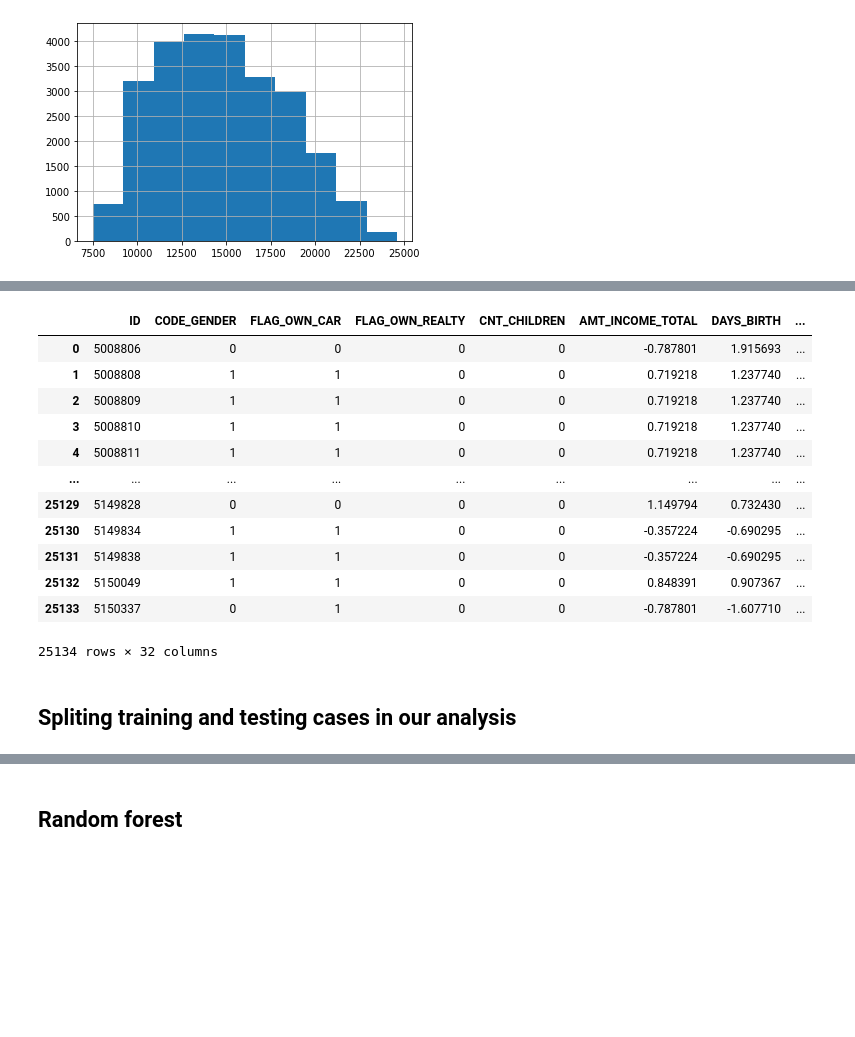
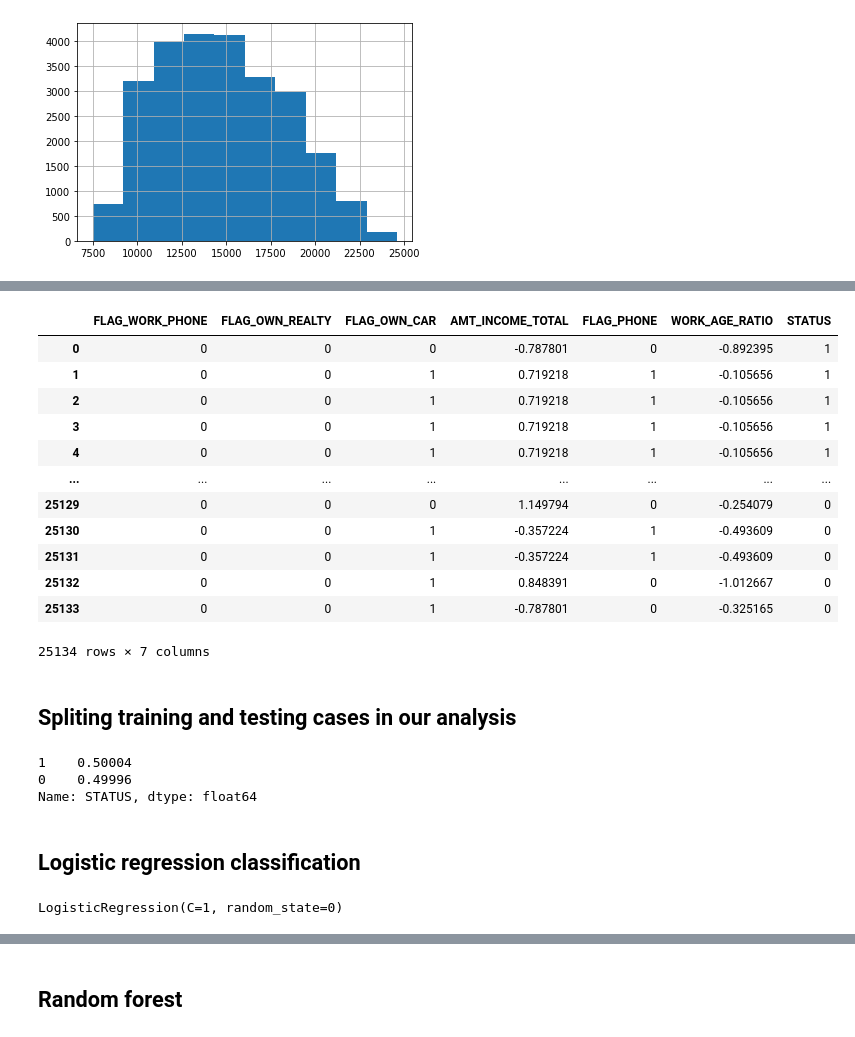
Before and after one commit to Stelvlen/MATH-509, a Jupyter notebook: STAT_509_Final_Project_edition_1.ipynb, the cells around one changed output, grey strips where cells are left out. Cells and saved outputs as stored; diff of their text form; code cells hidden in the pictures; blank space fills up the shorter version.

Commit message:
Using score system to identify good and bad customer, feature selection using absolute correlation, support vector machine to predict credit status for customers.

```diff
--- a/STAT_509_Final_Project_edition_1.ipynb
+++ b/STAT_509_Final_Project_edition_1.ipynb
@@ -93 +88,11 @@ data3[~index] = "bad"
+# %%
+data_weight = data_weight.fillna(0)
+SCORE = (5/6 * data_weight["0"] + 4/6 * data_weight["1"]
+    + 0.5 * data_weight["2"] + 2/6 * data_weight["3"] + 1/6 * data_weight["4"]
++ data_weight["C"] + data_weight["X"])
+
+SCORE.index = data_weight.index
+SCORE.name = "SCORE"
+SCORE
+data3 = data3.merge(SCORE, on ='ID')
 # %%
@@ -111,3 +115,6 @@ data_clean
+# %%
+data_clean.loc[data_clean["SCORE"] >= data_clean['SCORE'].quantile(0.5), "STATUS"] = "good"
+data_clean.loc[data_clean["SCORE"] <  data_clean['SCORE'].quantile(0.5), "STATUS"] = "bad"
 # %%
 data_clean['STATUS'].value_counts(normalize=True)
 data_clean.reset_index(drop=True, inplace=True)
@@ -220,0 +218,2 @@ data_clean2=convert_dummy(data_clean,'OCCUPATION_TYPE')
+# %%
+data_clean['WORK_AGE_RATIO'] = data_clean['DAYS_EMPLOYED']/data_clean['DAYS_BIRTH']
@@ -221,21 +253,26 @@ data_clean2=convert_dummy(data_clean,'OCCUPATION_TYPE')
+# %%
+data_clean2=copy.deepcopy(data_clean)
+data_clean2 = data_clean2[['FLAG_WORK_PHONE', 'FLAG_OWN_REALTY', 'FLAG_OWN_CAR',
+                  'AMT_INCOME_TOTAL', 'FLAG_PHONE', 'WORK_AGE_RATIO',
+                  'STATUS']]
 # %%
-columns = ['AMT_INCOME_TOTAL', 'DAYS_BIRTH', 'DAYS_EMPLOYED']
+columns = ['AMT_INCOME_TOTAL', 'WORK_AGE_RATIO']
 data_clean2[columns] = (data_clean2[columns] - data_clean2[columns].mean())/data_clean2[columns].std()
 data_clean2
 # %% [output]
-|  | ID | CODE_GENDER | FLAG_OWN_CAR | FLAG_OWN_REALTY | CNT_CHILDREN | AMT_INCOME_TOTAL | DAYS_BIRTH | ... |
-| 0 | 5008806 | 0 | 0 | 0 | 0 | -0.787801 | 1.915693 | ... |
-| 1 | 5008808 | 1 | 1 | 0 | 0 | 0.719218 | 1.237740 | ... |
-| 2 | 5008809 | 1 | 1 | 0 | 0 | 0.719218 | 1.237740 | ... |
-| 3 | 5008810 | 1 | 1 | 0 | 0 | 0.719218 | 1.237740 | ... |
-| 4 | 5008811 | 1 | 1 | 0 | 0 | 0.719218 | 1.237740 | ... |
-| ... | ... | ... | ... | ... | ... | ... | ... | ... |
-| 25129 | 5149828 | 0 | 0 | 0 | 0 | 1.149794 | 0.732430 | ... |
-| 25130 | 5149834 | 1 | 1 | 0 | 0 | -0.357224 | -0.690295 | ... |
-| 25131 | 5149838 | 1 | 1 | 0 | 0 | -0.357224 | -0.690295 | ... |
-| 25132 | 5150049 | 1 | 1 | 0 | 0 | 0.848391 | 0.907367 | ... |
-| 25133 | 5150337 | 0 | 1 | 0 | 0 | -0.787801 | -1.607710 | ... |
+|  | FLAG_WORK_PHONE | FLAG_OWN_REALTY | FLAG_OWN_CAR | AMT_INCOME_TOTAL | FLAG_PHONE | WORK_AGE_RATIO | STATUS |
+| 0 | 0 | 0 | 0 | -0.787801 | 0 | -0.892395 | 1 |
+| 1 | 0 | 0 | 1 | 0.719218 | 1 | -0.105656 | 1 |
+| 2 | 0 | 0 | 1 | 0.719218 | 1 | -0.105656 | 1 |
+| 3 | 0 | 0 | 1 | 0.719218 | 1 | -0.105656 | 1 |
+| 4 | 0 | 0 | 1 | 0.719218 | 1 | -0.105656 | 1 |
+| ... | ... | ... | ... | ... | ... | ... | ... |
+| 25129 | 0 | 0 | 0 | 1.149794 | 0 | -0.254079 | 0 |
+| 25130 | 0 | 0 | 1 | -0.357224 | 1 | -0.493609 | 0 |
+| 25131 | 0 | 0 | 1 | -0.357224 | 1 | -0.493609 | 0 |
+| 25132 | 0 | 0 | 1 | 0.848391 | 0 | -1.012667 | 0 |
+| 25133 | 0 | 0 | 1 | -0.787801 | 0 | -0.325165 | 0 |
-25134 rows × 32 columns
+25134 rows × 7 columns
 # %% [markdown]
 ## Spliting training and testing cases in our analysis
 # %%
@@ -243,2 +280,18 @@ x = data_clean2.copy().drop(columns=['ID', 'STATUS'])
 y = data_clean2[['STATUS']]
 x_training, x_testing, y_training, y_testing = train_test_split(x, y, test_size=0.2, shuffle=True, stratify=y, random_state=100)
+# %%
+data_clean2['STATUS'].value_counts(normalize = True)
+# %% [output]
+1    0.50004
+0    0.49996
+Name: STATUS, dtype: float64
+# %% [markdown]
+## Logistic regression classification
+# %%
+from sklearn.linear_model import LogisticRegression
+model_lg = LogisticRegression(C=1,
+                           random_state=0,
+                           solver='lbfgs')
+model_lg.fit(x_training, y_training)
+# %% [output]
+LogisticRegression(C=1, random_state=0)
```
Also changed, not shown: parts of 39 cells of this notebook.
